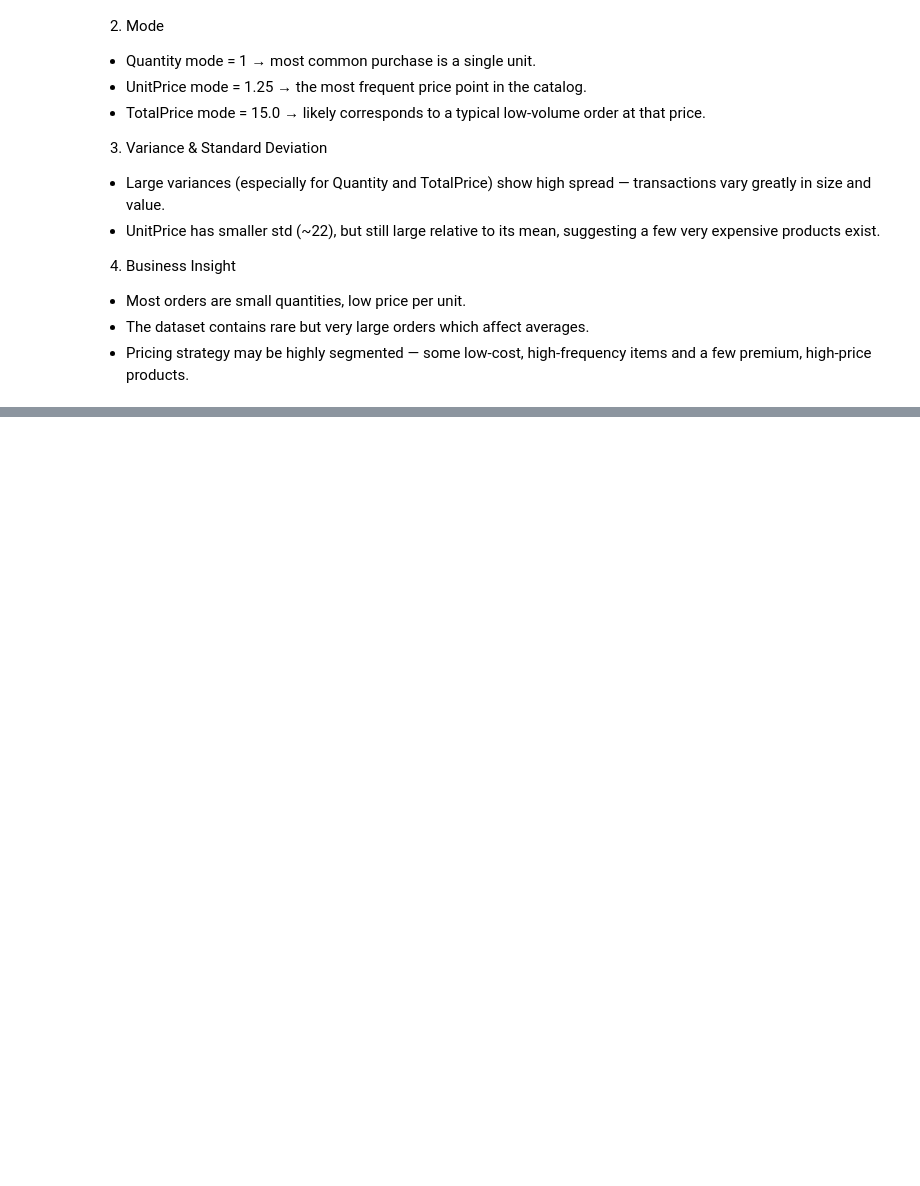
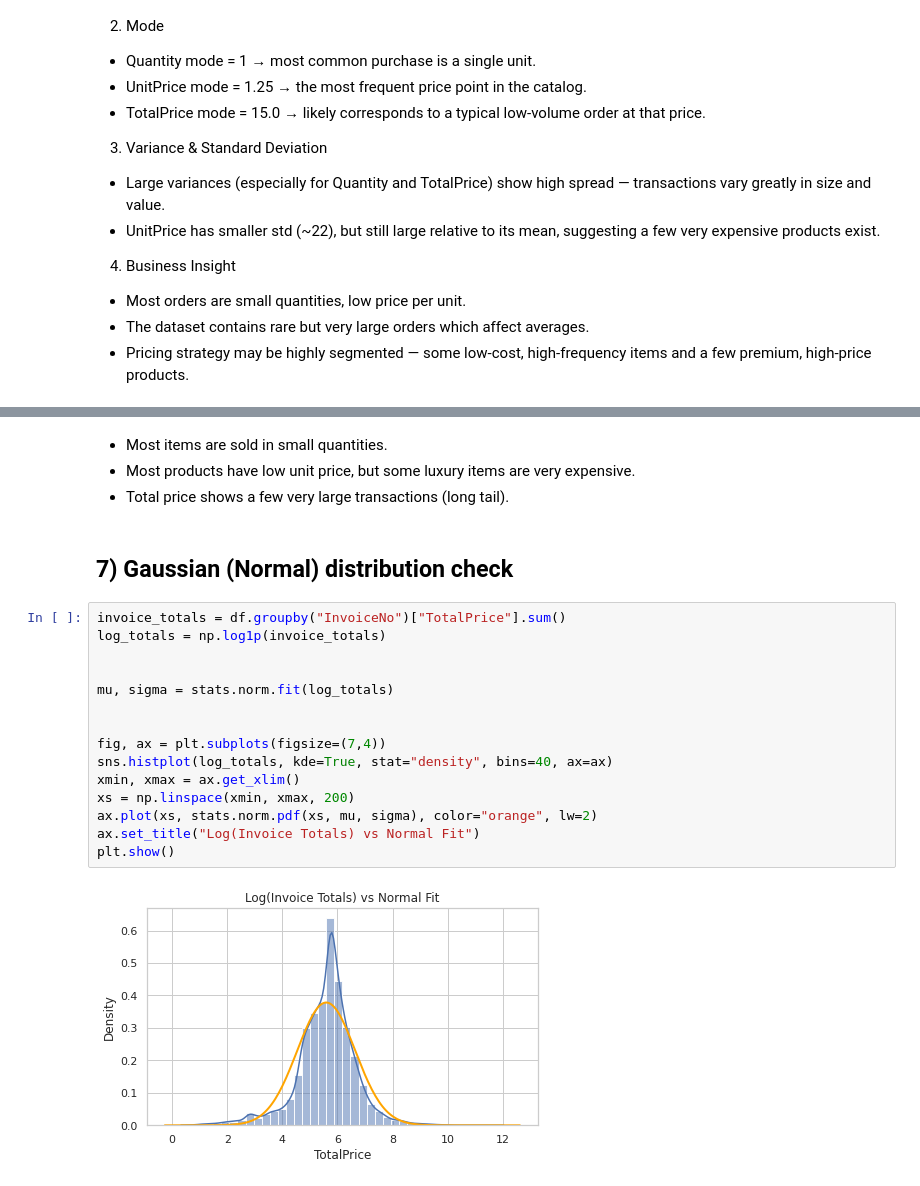
Before and after one commit to Jalilnkh/My-Daily-Python-Learning, a Jupyter notebook: Customer Purchase Behavior Analysis/Customer_Purchase_Behavior_Analysis.ipynb, the cells around one changed output, grey strips where cells are left out. Drawn from its saved outputs; the diff is of its cells as text; blank space fills up the shorter version.

```diff
--- a/Customer Purchase Behavior Analysis/Customer_Purchase_Behavior_Analysis.ipynb
+++ b/Customer Purchase Behavior Analysis/Customer_Purchase_Behavior_Analysis.ipynb
@@ -143,0 +163,23 @@ summary_stats
+# %% [markdown]
+* Most items are sold in small quantities.
+* Most products have low unit price, but some luxury items are very expensive.
+* Total price shows a few very large transactions (long tail).
+# %% [markdown]
+## 7) Gaussian (Normal) distribution check
+# %%
+invoice_totals = df.groupby("InvoiceNo")["TotalPrice"].sum()
+log_totals = np.log1p(invoice_totals)
+
+
+mu, sigma = stats.norm.fit(log_totals)
+
+
+fig, ax = plt.subplots(figsize=(7,4))
+sns.histplot(log_totals, kde=True, stat="density", bins=40, ax=ax)
+xmin, xmax = ax.get_xlim()
+xs = np.linspace(xmin, xmax, 200)
+ax.plot(xs, stats.norm.pdf(xs, mu, sigma), color="orange", lw=2)
+ax.set_title("Log(Invoice Totals) vs Normal Fit")
+plt.show()
+# %% [output]
+[figure, added]
```
Also changed, not shown: parts of 13 cells of this notebook.
